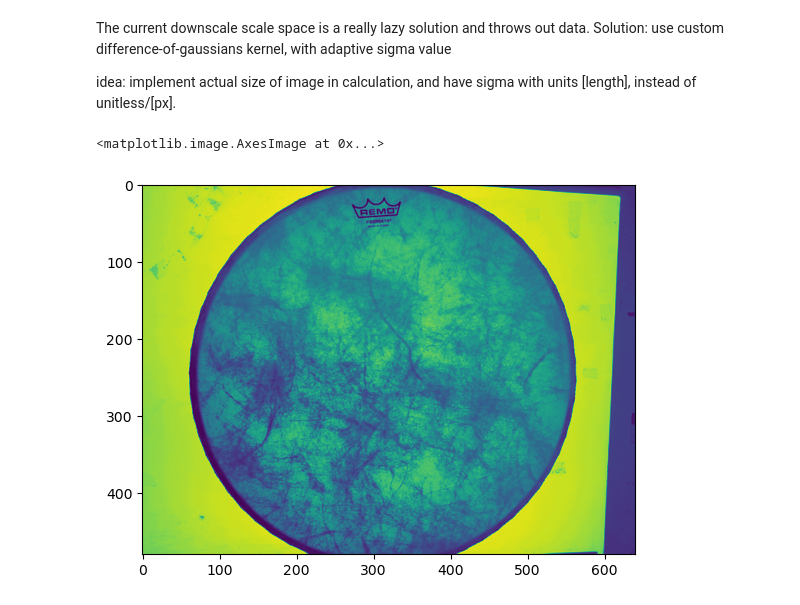
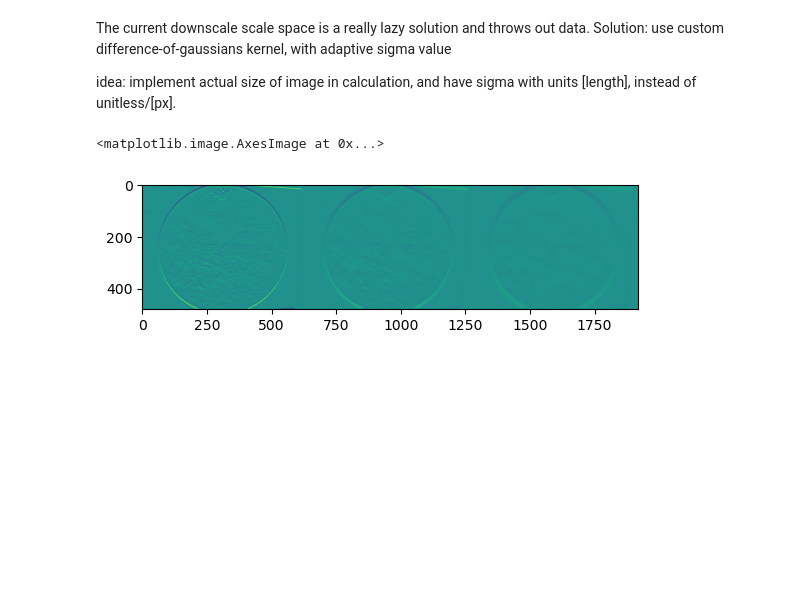
Before and after one commit to wernst24/bobdiffusion, a Jupyter notebook: correct_scale_space.ipynb, the cells around one changed output. Saved outputs shown, nothing was run; the diff lists cells and outputs as text; code cells hidden in the pictures; blank space fills up the shorter version.

```diff
--- a/correct_scale_space.ipynb
+++ b/correct_scale_space.ipynb
@@ -9,9 +9,10 @@ import numpy as np
 from skimage.color import rgb2gray
 from numpy.lib.stride_tricks import sliding_window_view
 import matplotlib.pyplot as plt
+from modules import ddx_gaussian_convolve, generate_ddx_gaussian_kernels
+import scipy.ndimage as ndi
+
+# ndi.gaussian_filter(image, sigma, order=(1, 0))
 
 drum = rgb2gray(cv.imread("drumhead.jpg"))
-plt.imshow(drum)
+# plt.imshow(drum)
-# %% [output]
-<matplotlib.image.AxesImage at 0x...>
-[figure, removed]
@@ -50 +19,8 @@ def get_image_gradients(image : np.ndarray, sigma = -1, kernel_radius = -1, sigm
+# %%
+# plt.imshow(ndi.gaussian_filter(drum, sigma=.5, order=(1, 0)))
+blurred_images = [ndi.gaussian_filter(drum, sigma=i, order=(1, 0)) for i in range(1, 10, 3)]
+plt.imshow(cv.hconcat(blurred_images))
+# %% [output]
+<matplotlib.image.AxesImage at 0x...>
+[figure, added]
 # %%
```
Also changed, not shown: parts of 10 cells of this notebook, 2 other files.
